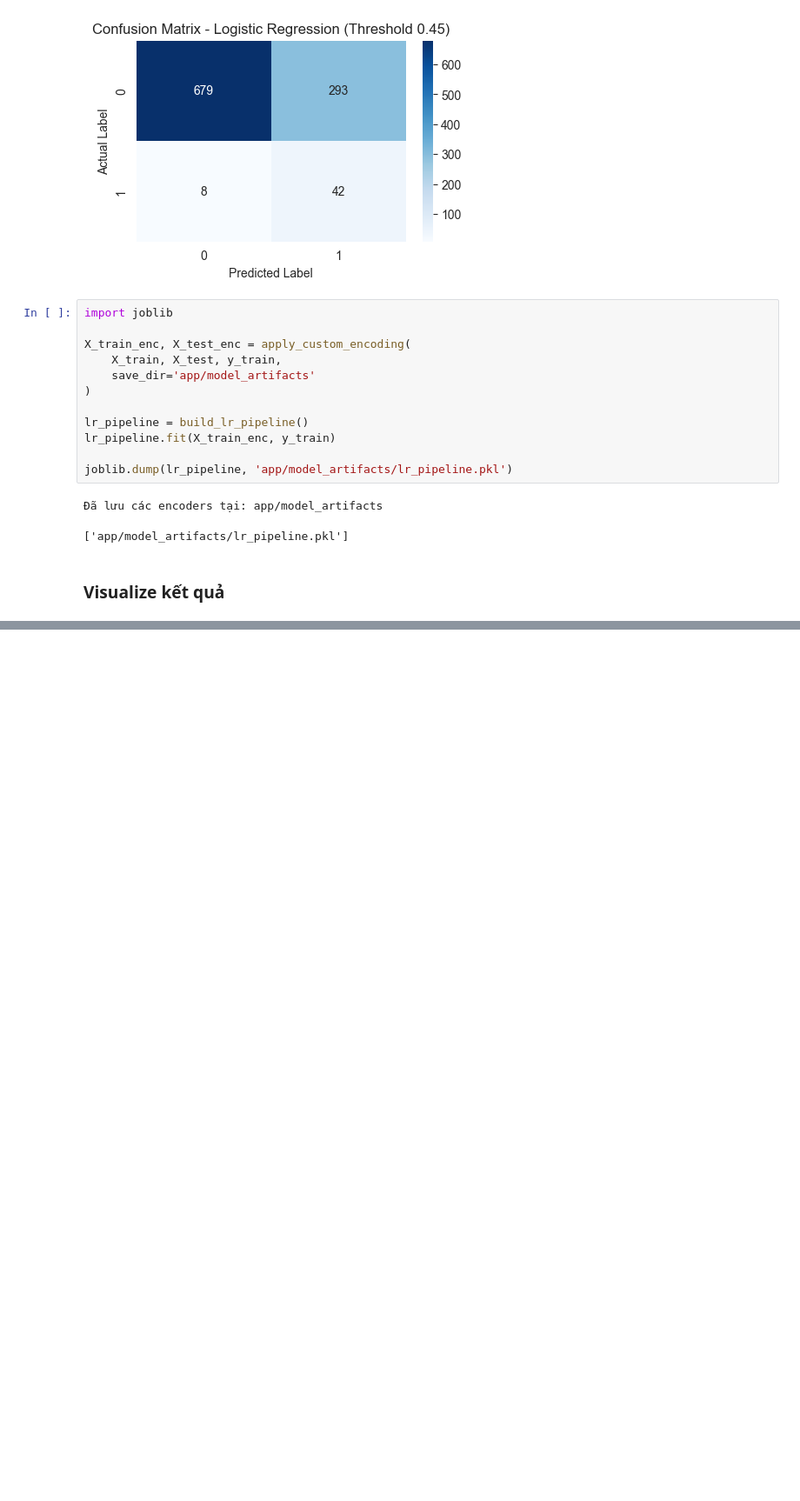
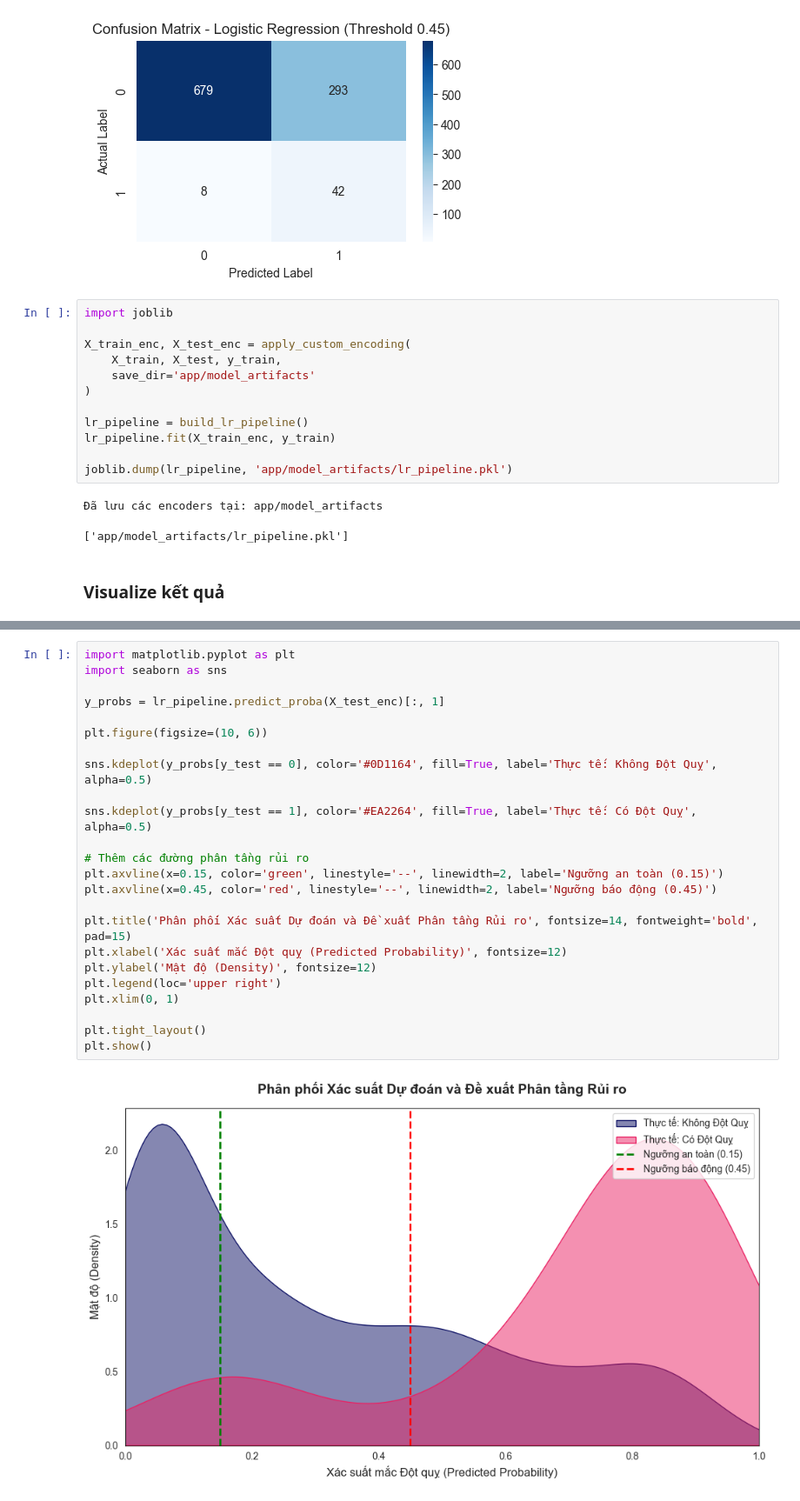
Before and after one commit to ThinHu/stroke-risk-prediction, a Jupyter notebook: notebook.ipynb, the cells around one changed output, grey strips where cells are left out. Shown at 87% size. Saved outputs shown, nothing was run; the diff lists cells and outputs as text; blank space fills up the shorter version.

```diff
--- a/notebook.ipynb
+++ b/notebook.ipynb
@@ -512,3 +548,29 @@ joblib.dump(lr_pipeline, 'app/model_artifacts/lr_pipeline.pkl')
+# %%
+import matplotlib.pyplot as plt
+import seaborn as sns
+
+y_probs = lr_pipeline.predict_proba(X_test_enc)[:, 1]
+
+plt.figure(figsize=(10, 6))
+
+sns.kdeplot(y_probs[y_test == 0], color='#0D1164', fill=True, label='Thực tế: Không Đột Quỵ', alpha=0.5)
+
+sns.kdeplot(y_probs[y_test == 1], color='#EA2264', fill=True, label='Thực tế: Có Đột Quỵ', alpha=0.5)
+
+# Thêm các đường phân tầng rủi ro
+plt.axvline(x=0.15, color='green', linestyle='--', linewidth=2, label='Ngưỡng an toàn (0.15)')
+plt.axvline(x=0.45, color='red', linestyle='--', linewidth=2, label='Ngưỡng báo động (0.45)')
+
+plt.title('Phân phối Xác suất Dự đoán và Đề xuất Phân tầng Rủi ro', fontsize=14, fontweight='bold', pad=15)
+plt.xlabel('Xác suất mắc Đột quỵ (Predicted Probability)', fontsize=12)
+plt.ylabel('Mật độ (Density)', fontsize=12)
+plt.legend(loc='upper right')
+plt.xlim(0, 1)
+
+plt.tight_layout()
+plt.show()
+# %% [output]
+[figure, added]
 # %%
 import matplotlib.pyplot as plt
 import seaborn as sns
```
Also changed, not shown: parts of 8 cells of this notebook, 2 other files.
